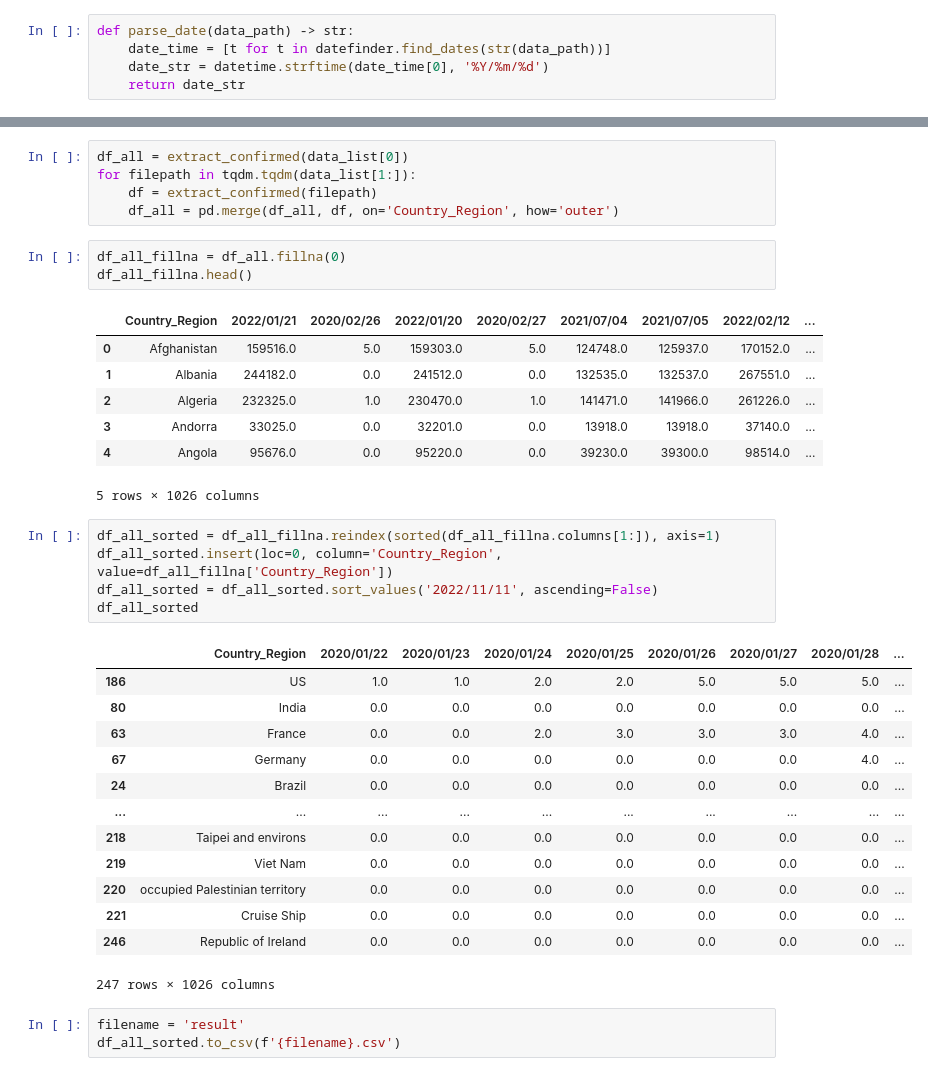
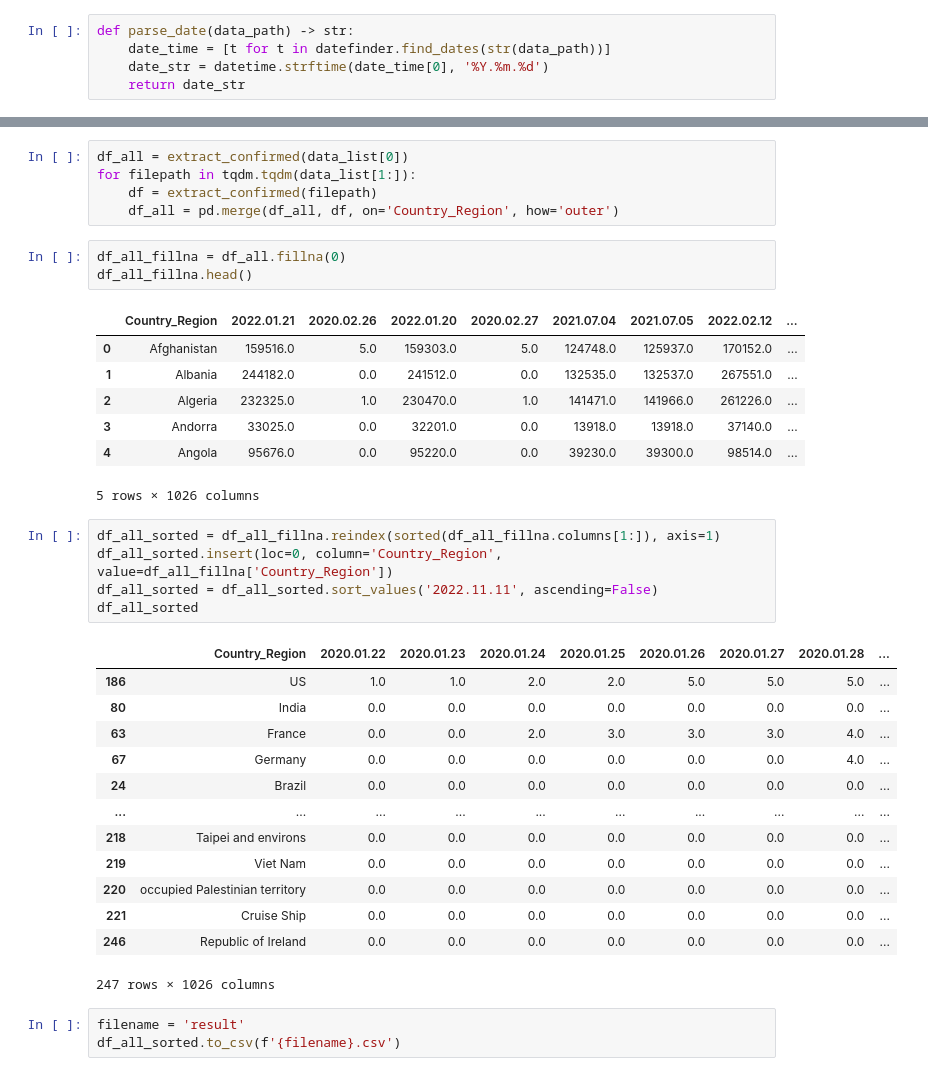
Before and after one commit to jumpingchu/Covid-Data-Visualization, a Jupyter notebook: EDA.ipynb, the cells around one changed output, grey strips where cells are left out. Cells and saved outputs as stored; diff of their text form.

Commit message:
Change date to better format

```diff
--- a/EDA.ipynb
+++ b/EDA.ipynb
@@ -14,7 +14,7 @@ len(data_list)
 # %%
 def parse_date(data_path) -> str:
     date_time = [t for t in datefinder.find_dates(str(data_path))]
-    date_str = datetime.strftime(date_time[0], '%Y/%m/%d')
+    date_str = datetime.strftime(date_time[0], '%Y.%m.%d')
     return date_str
 # %%
 def load_and_process_data_from_path(data_path):
@@ -67,7 +67,7 @@ for filepath in tqdm.tqdm(data_list[1:]):
 df_all_fillna = df_all.fillna(0)
 df_all_fillna.head()
 # %% [output]
-|  | Country_Region | 2022/01/21 | 2020/02/26 | 2022/01/20 | 2020/02/27 | 2021/07/04 | 2021/07/05 | 2022/02/12 | ... |
+|  | Country_Region | 2022.01.21 | 2020.02.26 | 2022.01.20 | 2020.02.27 | 2021.07.04 | 2021.07.05 | 2022.02.12 | ... |
 | 0 | Afghanistan | 159516.0 | 5.0 | 159303.0 | 5.0 | 124748.0 | 125937.0 | 170152.0 | ... |
 | 1 | Albania | 244182.0 | 0.0 | 241512.0 | 0.0 | 132535.0 | 132537.0 | 267551.0 | ... |
 | 2 | Algeria | 232325.0 | 1.0 | 230470.0 | 1.0 | 141471.0 | 141966.0 | 261226.0 | ... |
@@ -77,10 +77,10 @@ df_all_fillna.head()
 # %%
 df_all_sorted = df_all_fillna.reindex(sorted(df_all_fillna.columns[1:]), axis=1)
 df_all_sorted.insert(loc=0, column='Country_Region', value=df_all_fillna['Country_Region'])
-df_all_sorted = df_all_sorted.sort_values('2022/11/11', ascending=False)
+df_all_sorted = df_all_sorted.sort_values('2022.11.11', ascending=False)
 df_all_sorted
 # %% [output]
-|  | Country_Region | 2020/01/22 | 2020/01/23 | 2020/01/24 | 2020/01/25 | 2020/01/26 | 2020/01/27 | 2020/01/28 | ... |
+|  | Country_Region | 2020.01.22 | 2020.01.23 | 2020.01.24 | 2020.01.25 | 2020.01.26 | 2020.01.27 | 2020.01.28 | ... |
 | 186 | US | 1.0 | 1.0 | 2.0 | 2.0 | 5.0 | 5.0 | 5.0 | ... |
 | 80 | India | 0.0 | 0.0 | 0.0 | 0.0 | 0.0 | 0.0 | 0.0 | ... |
 | 63 | France | 0.0 | 0.0 | 2.0 | 3.0 | 3.0 | 3.0 | 4.0 | ... |
```
Also changed, not shown: parts of 9 cells of this notebook.
